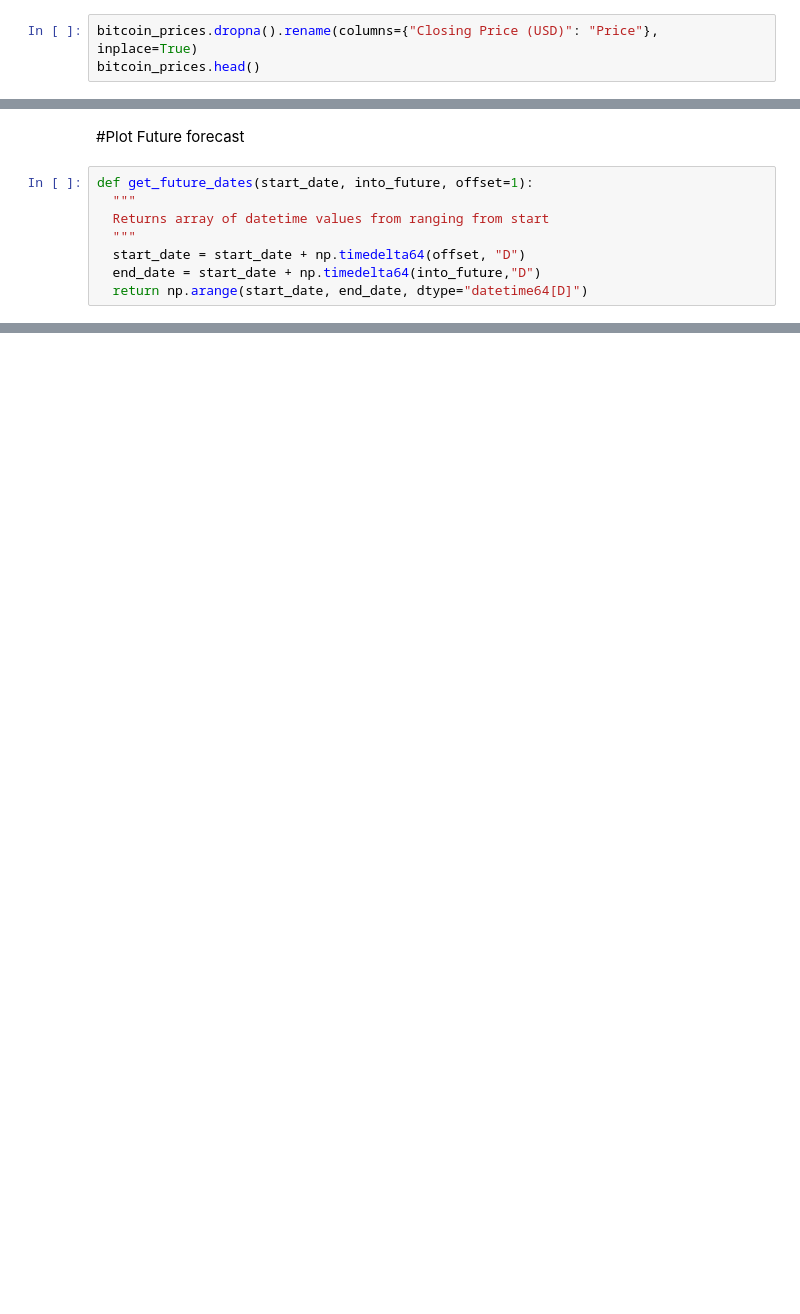
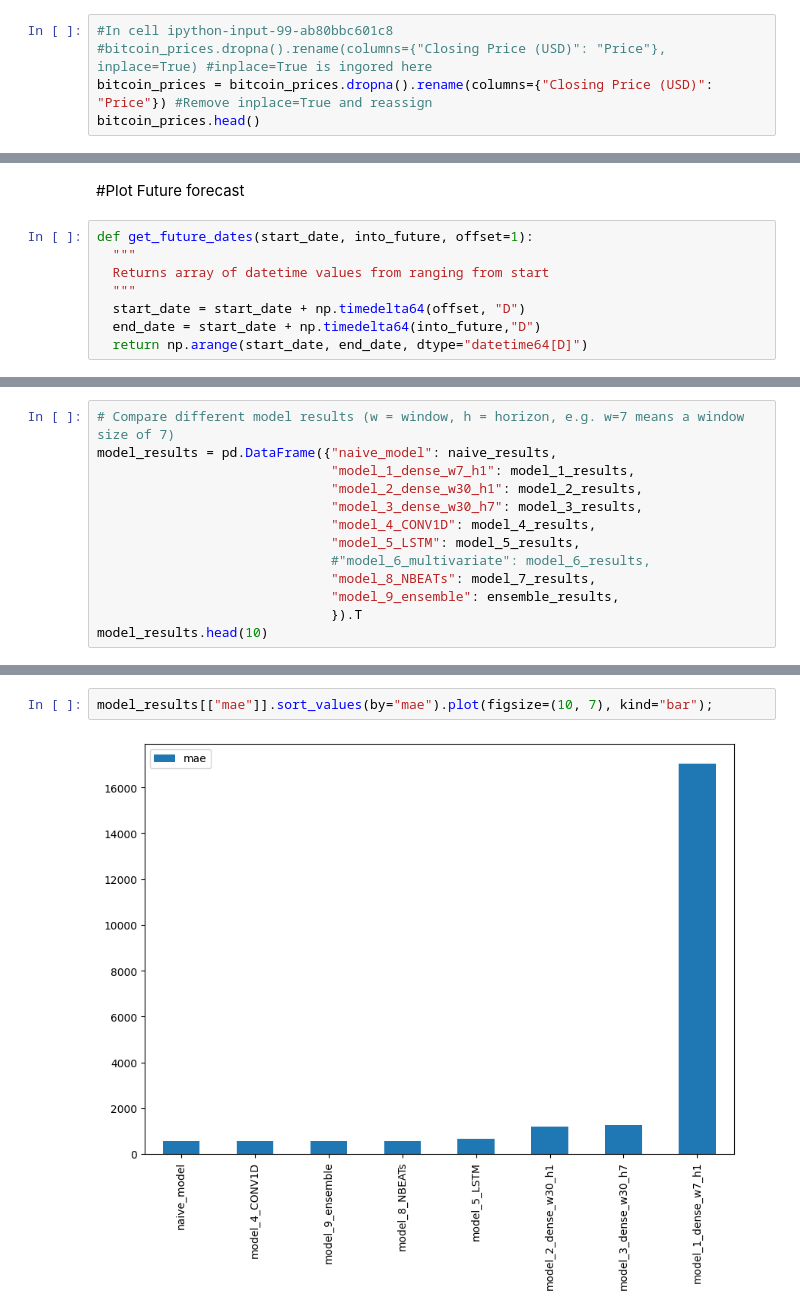
Before and after one commit to balajikatyan/Bitcoin_Prediction, a Jupyter notebook: Bitcoin_Prediction.ipynb, the cells around one changed output, grey strips where cells are left out. Drawn from its saved outputs; the diff is of its cells as text; blank space fills up the shorter version.

```diff
--- a/Bitcoin_Prediction.ipynb
+++ b/Bitcoin_Prediction.ipynb
@@ -1186,5 +1264,7 @@ print(f"forecast: {tf.squeeze(forecast.numpy())}")
 # %% [markdown]
 #preparing data for the N-Beats algorithm using tf.data
-# %%
-bitcoin_prices.dropna().rename(columns={"Closing Price (USD)": "Price"}, inplace=True)
-bitcoin_prices.head()
+# %%
+#In cell ipython-input-99-ab80bbc601c8
+#bitcoin_prices.dropna().rename(columns={"Closing Price (USD)": "Price"}, inplace=True) #inplace=True is ingored here
+bitcoin_prices = bitcoin_prices.dropna().rename(columns={"Closing Price (USD)": "Price"}) #Remove inplace=True and reassign
+bitcoin_prices.head()
@@ -1528,0 +1801,13 @@ plot_time_series(next_time_steps, future_forecast, format="-", label="Predicted
+# %%
+# Compare different model results (w = window, h = horizon, e.g. w=7 means a window size of 7)
+model_results = pd.DataFrame({"naive_model": naive_results,
+                              "model_1_dense_w7_h1": model_1_results,
+                              "model_2_dense_w30_h1": model_2_results,
+                              "model_3_dense_w30_h7": model_3_results,
+                              "model_4_CONV1D": model_4_results,
+                              "model_5_LSTM": model_5_results,
+                              #"model_6_multivariate": model_6_results,
+                              "model_8_NBEATs": model_7_results,
+                              "model_9_ensemble": ensemble_results,
+                              }).T
+model_results.head(10)
@@ -1528,0 +1824,4 @@ plot_time_series(next_time_steps, future_forecast, format="-", label="Predicted
+# %%
+model_results[["mae"]].sort_values(by="mae").plot(figsize=(10, 7), kind="bar");
+# %% [output]
+[figure, added]
```
Also changed, not shown: parts of 60 cells of this notebook.
